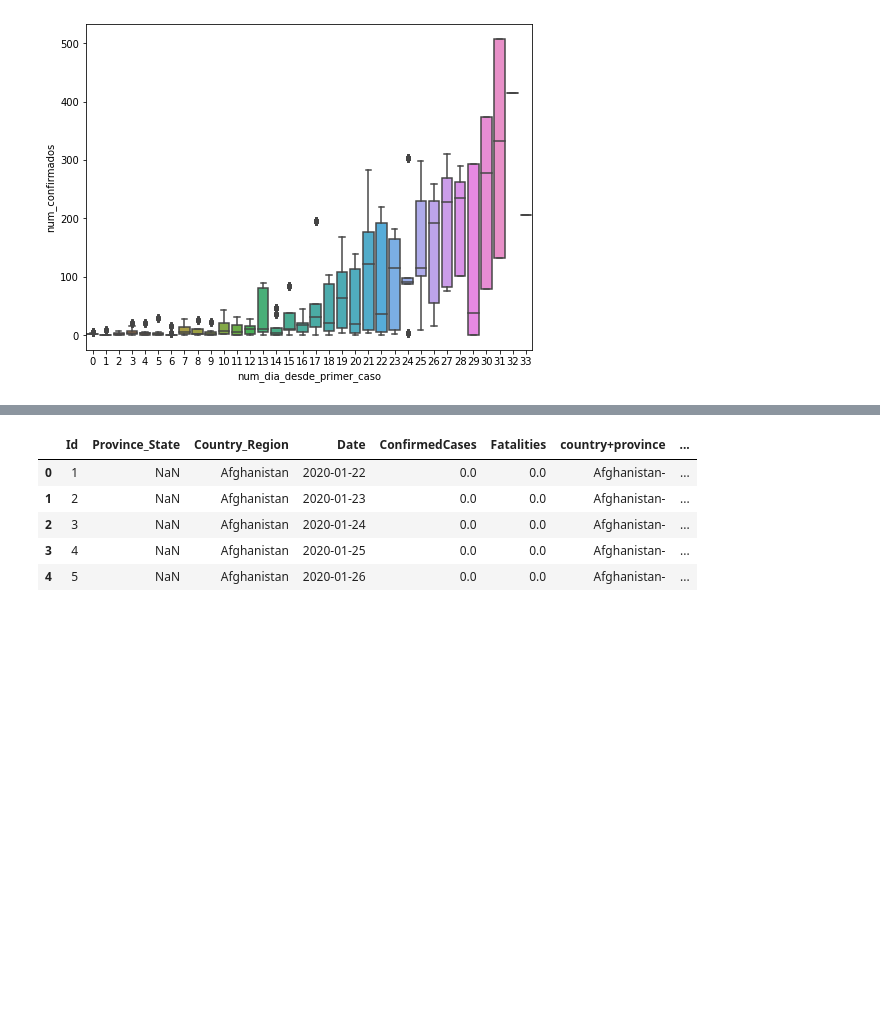
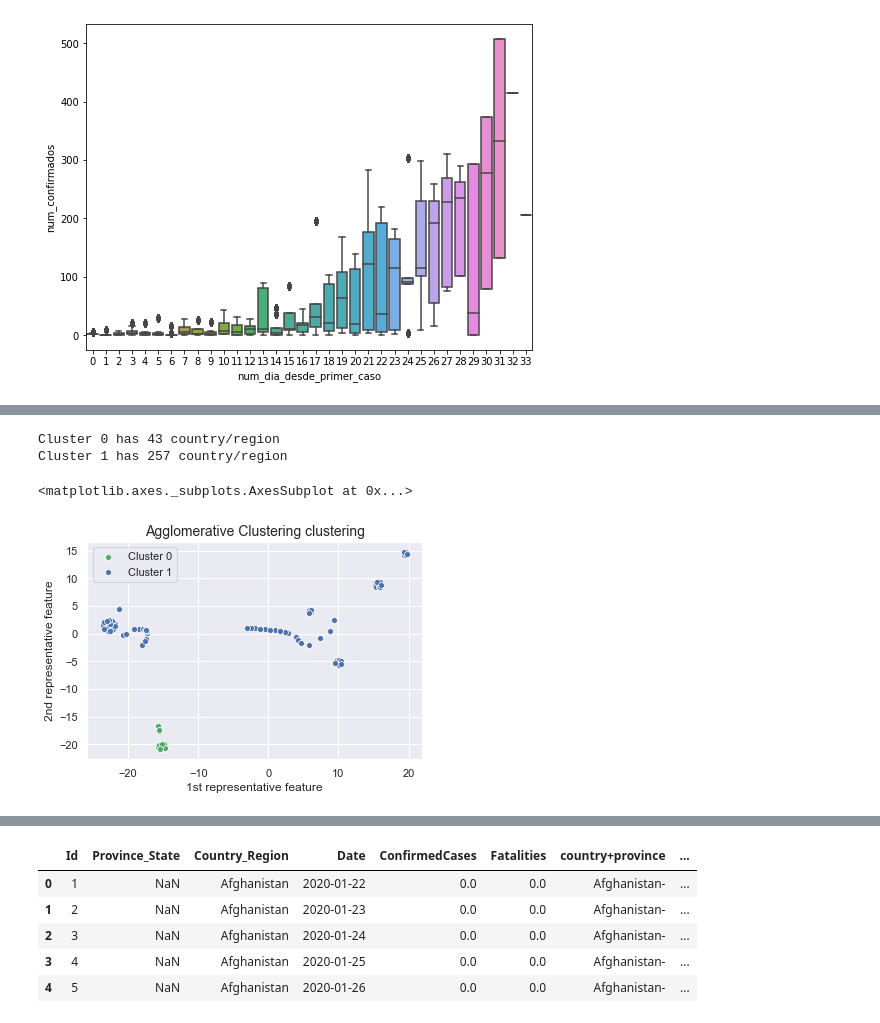
Before and after one commit to joseespinadote/proyecto_intro_mineria, a Jupyter notebook: sandbox-exploratorio.ipynb, the cells around one changed output, grey strips where cells are left out. Cells and saved outputs as stored; diff of their text form; code cells hidden in the pictures; blank space fills up the shorter version.

```diff
--- a/sandbox-exploratorio.ipynb
+++ b/sandbox-exploratorio.ipynb
@@ -96,0 +178,7 @@ dset.corr()
+# %%
+plot_clustering(agglomerative_clusters, name='Agglomerative Clustering')
+# %% [output]
+Cluster 0 has 43 country/region
+Cluster 1 has 257 country/region
+<matplotlib.axes._subplots.AxesSubplot at 0x...>
+[figure, added]
```
Also changed, not shown: parts of 13 cells of this notebook.
